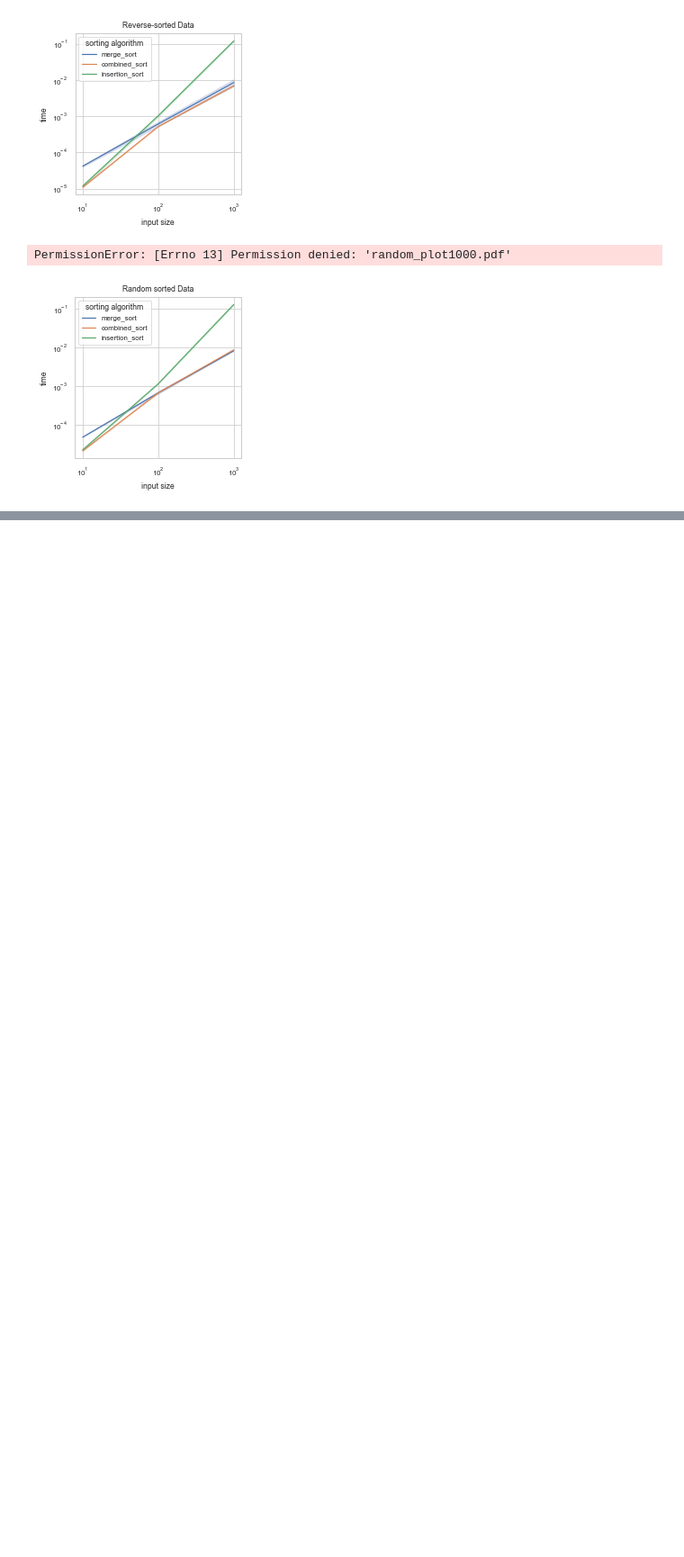
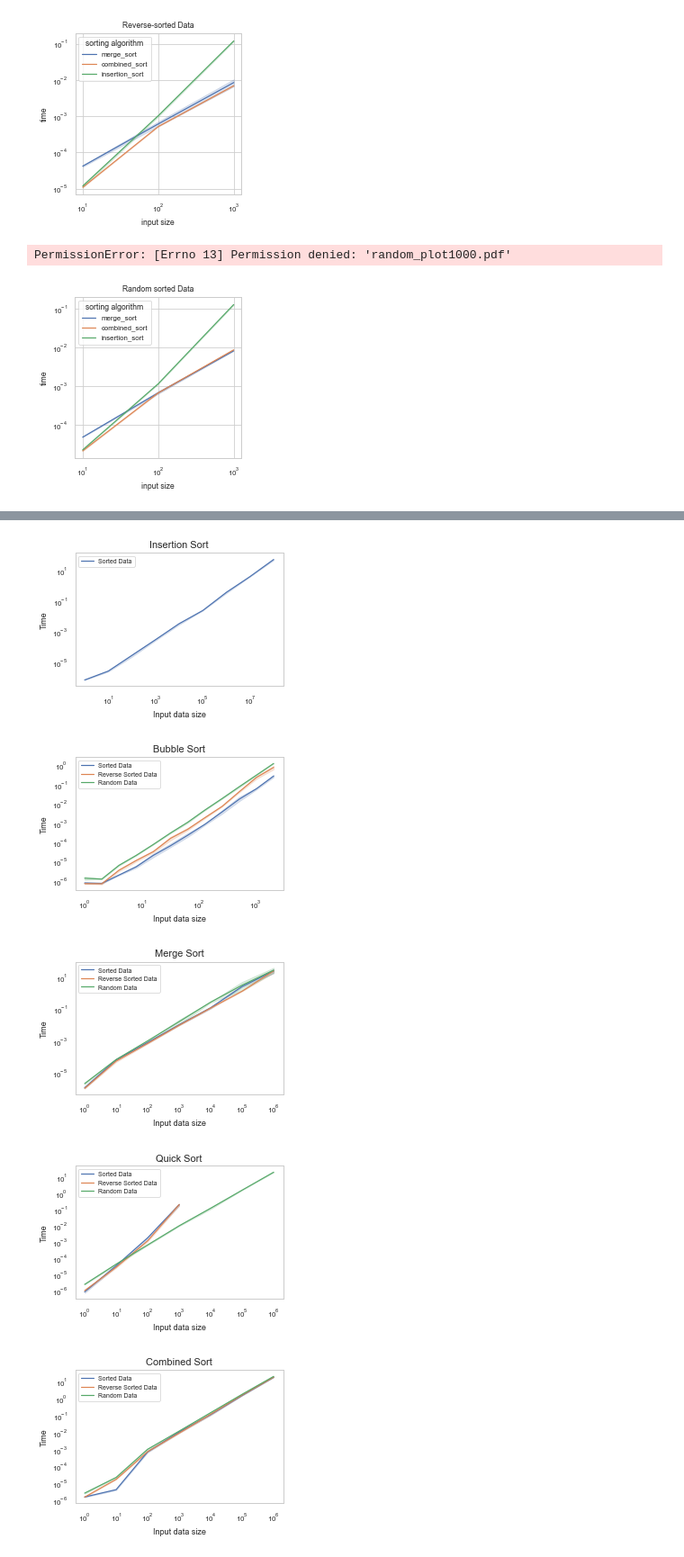
Before and after one commit to anderhos/INF221, a Jupyter notebook: analysis/plot_1.ipynb, the cells around one changed output, grey strips where cells are left out. Shown at 90% size. Drawn from its saved outputs; the diff is of its cells as text; code cells hidden in the pictures; blank space fills up the shorter version.

```diff
--- a/analysis/plot_1.ipynb
+++ b/analysis/plot_1.ipynb
@@ -167,0 +207,41 @@ ValueError: Size is invalid. Valid font size are xx-small, x-small, small, mediu
+# %%
+# Plot Categories
+sorting_algorithm = {
+    'Insertion Sort': 'insertion_sort',
+    'Bubble Sort': 'bubble_sort',
+    'Merge Sort': 'merge_sort',
+    'Quick Sort': 'quick_sort',
+    'Combined Sort': 'combined_sort',
+    'Python Built-in Sort': 'sorted',
+    'NumPy Sort': 'sort'
+}
+
+labels_size = '9'
+title_size = '11'
+legend_size = '7'
+
+for title, sort_func in sorting_algorithm.items():
+    df_order_temp = df_all_frames[df_all_frames["Sorting Algorithm"] == title]
+    plt.figure(figsize=(4, 3))
+
+    fig = sns.lineplot(x="input size",
+                       y='Time',
+                       hue="input order",
+                       data=df_order_temp)
+    plt.title(title, fontsize=title_size)
+    plt.xlabel('Input data size', fontsize=labels_size)
+    plt.ylabel('Time', fontsize=labels_size)
+    plt.legend(fontsize=legend_size)
+    plt.grid(False)
+    plt.xscale("log")
+    plt.yscale("log")
+    plt.tight_layout()
+    fig = fig.get_figure()
+#     fig.savefig('plots/'+title+'.pdf')
+    plt.show()
+# %% [output]
+[figure, added]
+[figure, added]
+[figure, added]
+[figure, added]
+[figure, added]
```
Also changed, not shown: parts of 14 cells of this notebook, 15 other files.
